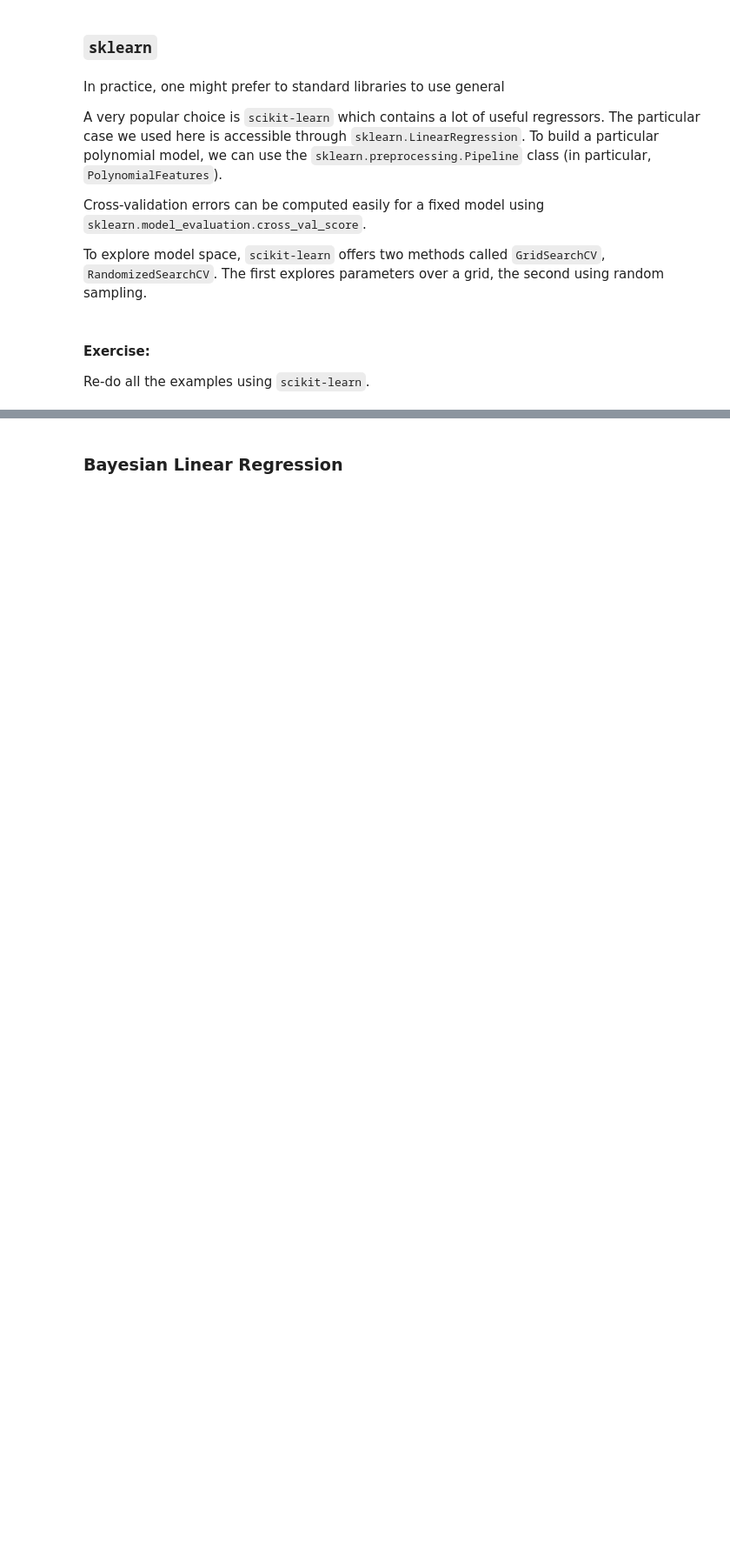
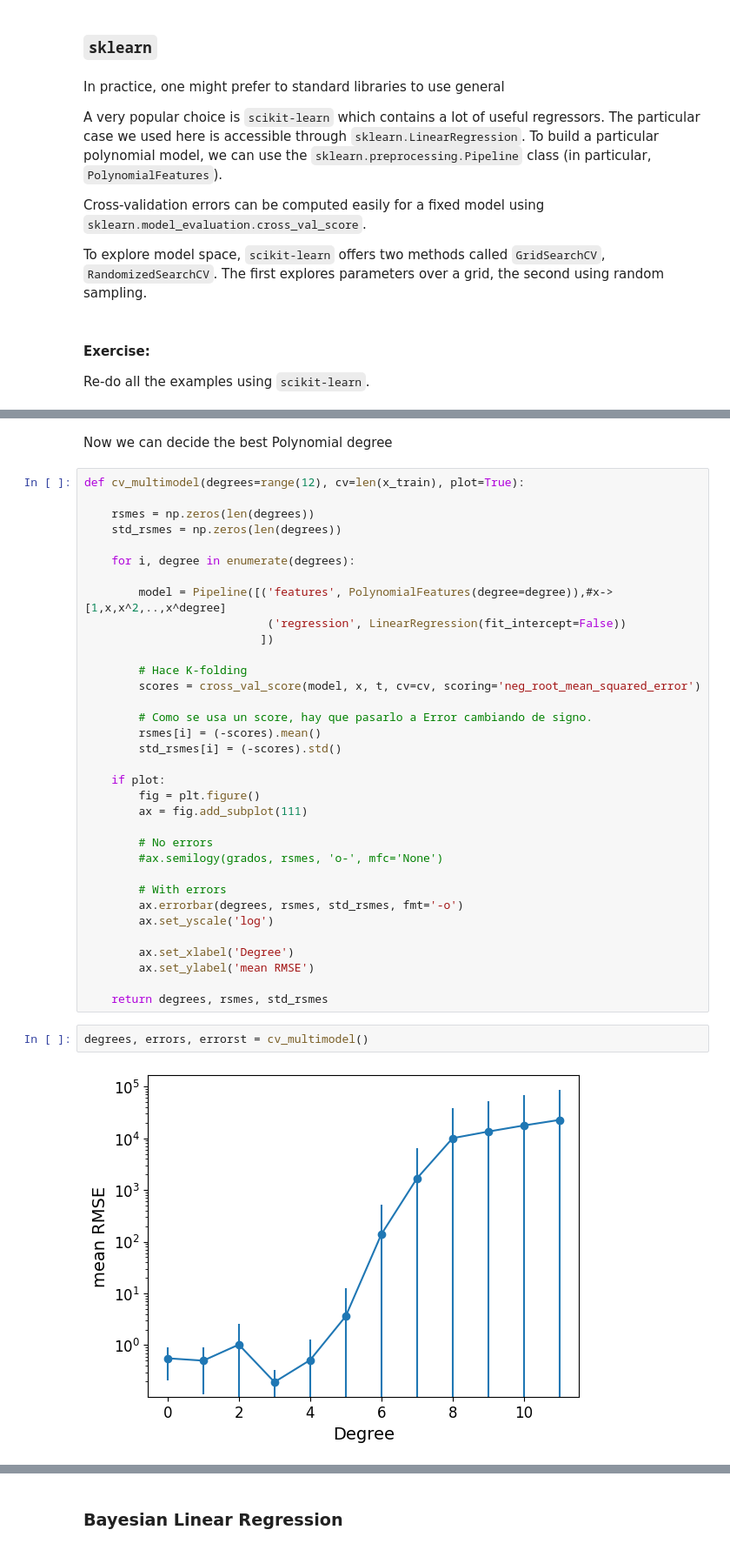
Before and after one commit to mcgen-ct/tutorials, a Jupyter notebook: ML/Introduction_to_Regression.ipynb, the cells around one changed output, grey strips where cells are left out. Shown at 87% size. Saved outputs shown, nothing was run; the diff lists cells and outputs as text; blank space fills up the shorter version.

```diff
--- a/ML/Introduction_to_Regression.ipynb
+++ b/ML/Introduction_to_Regression.ipynb
@@ -431,0 +570,40 @@ Re-do all the examples using `scikit-learn`.
+# %% [markdown]
+Now we can decide the best Polynomial degree
+# %%
+def cv_multimodel(degrees=range(12), cv=len(x_train), plot=True):
+
+    rsmes = np.zeros(len(degrees))
+    std_rsmes = np.zeros(len(degrees))
+
+    for i, degree in enumerate(degrees):
+
+        model = Pipeline([('features', PolynomialFeatures(degree=degree)),#x->[1,x,x^2,..,x^degree]
+                           ('regression', LinearRegression(fit_intercept=False))
+                          ])
+
+        # Hace K-folding
+        scores = cross_val_score(model, x, t, cv=cv, scoring='neg_root_mean_squared_error')
+
+        # Como se usa un score, hay que pasarlo a Error cambiando de signo.
+        rsmes[i] = (-scores).mean()
+        std_rsmes[i] = (-scores).std()
+
+    if plot:
+        fig = plt.figure()
+        ax = fig.add_subplot(111)
+
+        # No errors
+        #ax.semilogy(grados, rsmes, 'o-', mfc='None')
+
+        # With errors
+        ax.errorbar(degrees, rsmes, std_rsmes, fmt='-o')
+        ax.set_yscale('log')
+
+        ax.set_xlabel('Degree')
+        ax.set_ylabel('mean RMSE')
+
+    return degrees, rsmes, std_rsmes
+# %%
+degrees, errors, errorst = cv_multimodel()
+# %% [output]
+[figure, added]
```
Also changed, not shown: parts of 37 cells of this notebook.
